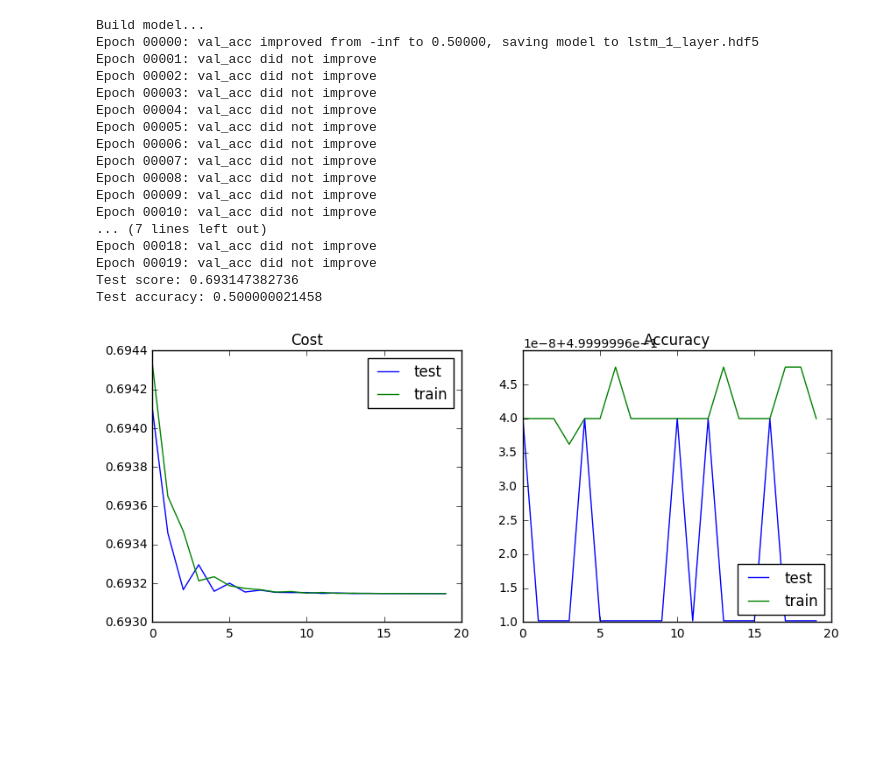
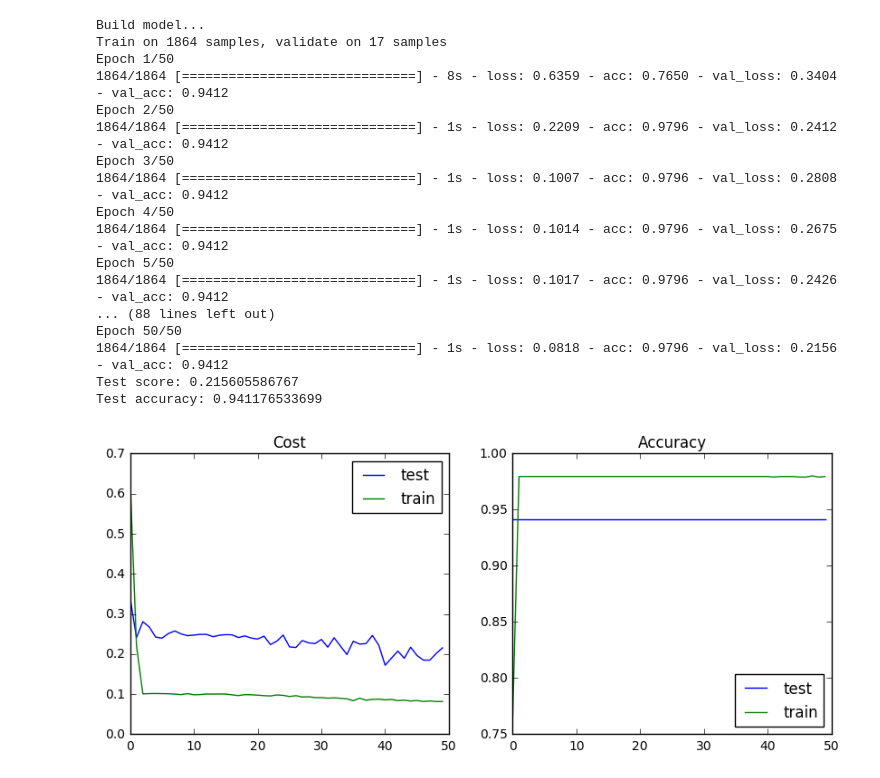
Before and after one commit to felipeam86/clue_hackathon_code, a Jupyter notebook: notebooks/lstm.ipynb, the cells around one changed output. Saved outputs shown, nothing was run; the diff lists cells and outputs as text; code cells hidden in the pictures; blank space fills up the shorter version.

Commit message:
lstm

```diff
--- a/notebooks/lstm.ipynb
+++ b/notebooks/lstm.ipynb
@@ -0,0 +1,6 @@
+# %%
+%run ../prepare_data.py - N 10
+df_train = df_sequence.reshape(sequence.shape[0],sequence.shape[1],1)
+# %%
+%run ../prepare_data.py - N 1
+df_test = df_sequence.reshape(sequence.shape[0],sequence.shape[1],1)
@@ -0,0 +19,2 @@
+# %%
+df_train = df_train[:j,:,:]
@@ -135,77 +151,77 @@ def generate_prediction(history,days=28, maxlen=60, input_size=16, output_size=1
     return generated
 # %%
 # Model params
-batch_size = 128
-nb_epoch = 20
+batch_size = 512
+nb_epoch = 50
 np.random.seed(131078)
 
 # build the model
 print('Build model...')
 
-
+"""
 filepath="lstm_1_layer.hdf5"
 model = Sequential()
 model.add(LSTM(128, input_shape=(maxlen, input_size)))
 model.add(Dense(output_size))
-model.add(Activation('softmax'))
+model.add(Activation('sigmoid'))
 
 """
 filepath="lstm_2_layers.hdf5"
 model = Sequential()
 model.add(LSTM(128, input_shape=(maxlen, input_size), return_sequences=True))
-model.add(Dropout(0.5))
+model.add(Dropout(0.1))
 model.add(LSTM(128))
-model.add(Dropout(0.5))
+model.add(Dropout(0.1))
 model.add(Dense(output_size))
-model.add(Activation('softmax'))
-"""
+model.add(Activation('sigmoid'))
+
 
 optimizer = adam()
 model.compile(loss='binary_crossentropy',
               optimizer=optimizer,
               metrics=['accuracy'])
 
 # Define callback to save model
 save_snapshots = ModelCheckpoint(filepath,
-                                 monitor='val_acc',
+                                 monitor='loss',
                                  save_best_only=True,
                                  save_weights_only=True,
-                                 mode='max',
-                                 verbose=1)
+                                 mode='min',
+                                 verbose=0)
 callbacks_list = [save_snapshots]
 
 history = model.fit(X_train,
                     y_train,
                     batch_size=batch_size,
                     nb_epoch=nb_epoch,
                     validation_data=(X_test, y_test),
                     callbacks=callbacks_list,
-                    verbose=0)
+                    verbose=1)
 
 score = model.evaluate(X_test, y_test, verbose=2)
 print('Test score:', score[0])
 print('Test accuracy:', score[1])
 
 plot_logs(history)
 # %% [output]
 Build model...
-Epoch 00000: val_acc improved from -inf to 0.50000, saving model to lstm_1_layer.hdf5
-Epoch 00001: val_acc did not improve
-Epoch 00002: val_acc did not improve
-Epoch 00003: val_acc did not improve
-Epoch 00004: val_acc did not improve
-Epoch 00005: val_acc did not improve
-Epoch 00006: val_acc did not improve
-Epoch 00007: val_acc did not improve
-Epoch 00008: val_acc did not improve
-Epoch 00009: val_acc did not improve
-Epoch 00010: val_acc did not improve
-... (7 lines left out)
-Epoch 00018: val_acc did not improve
-Epoch 00019: val_acc did not improve
-Test score: 0.693147382736
-Test accuracy: 0.500000021458
+Train on 1864 samples, validate on 17 samples
+Epoch 1/50
+1864/1864 [==============================] - 8s - loss: 0.6359 - acc: 0.7650 - val_loss: 0.3404 - val_acc: 0.9412
+Epoch 2/50
+1864/1864 [==============================] - 1s - loss: 0.2209 - acc: 0.9796 - val_loss: 0.2412 - val_acc: 0.9412
+Epoch 3/50
+1864/1864 [==============================] - 1s - loss: 0.1007 - acc: 0.9796 - val_loss: 0.2808 - val_acc: 0.9412
+Epoch 4/50
+1864/1864 [==============================] - 1s - loss: 0.1014 - acc: 0.9796 - val_loss: 0.2675 - val_acc: 0.9412
+Epoch 5/50
+1864/1864 [==============================] - 1s - loss: 0.1017 - acc: 0.9796 - val_loss: 0.2426 - val_acc: 0.9412
+... (88 lines left out)
+Epoch 50/50
+1864/1864 [==============================] - 1s - loss: 0.0818 - acc: 0.9796 - val_loss: 0.2156 - val_acc: 0.9412
+Test score: 0.215605586767
+Test accuracy: 0.941176533699
-[figure, old version]
+[figure, new version]
 # %%
 res = generate_prediction(X_test[0,:,:].reshape(1,60,-1),input_size=input_size,output_size=output_size)
 res.shape
```
Also changed, not shown: parts of 9 cells of this notebook, 3 other files.
